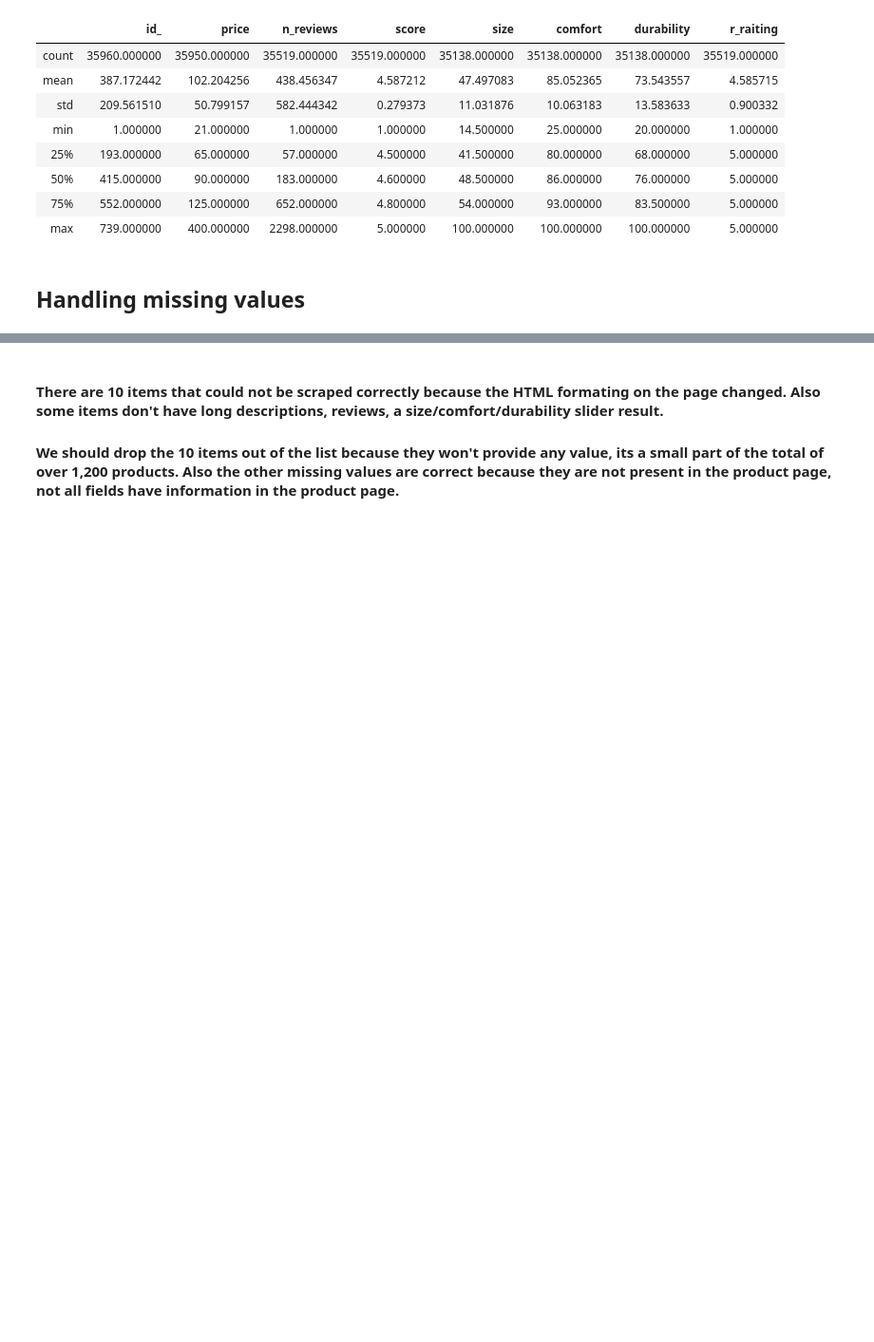
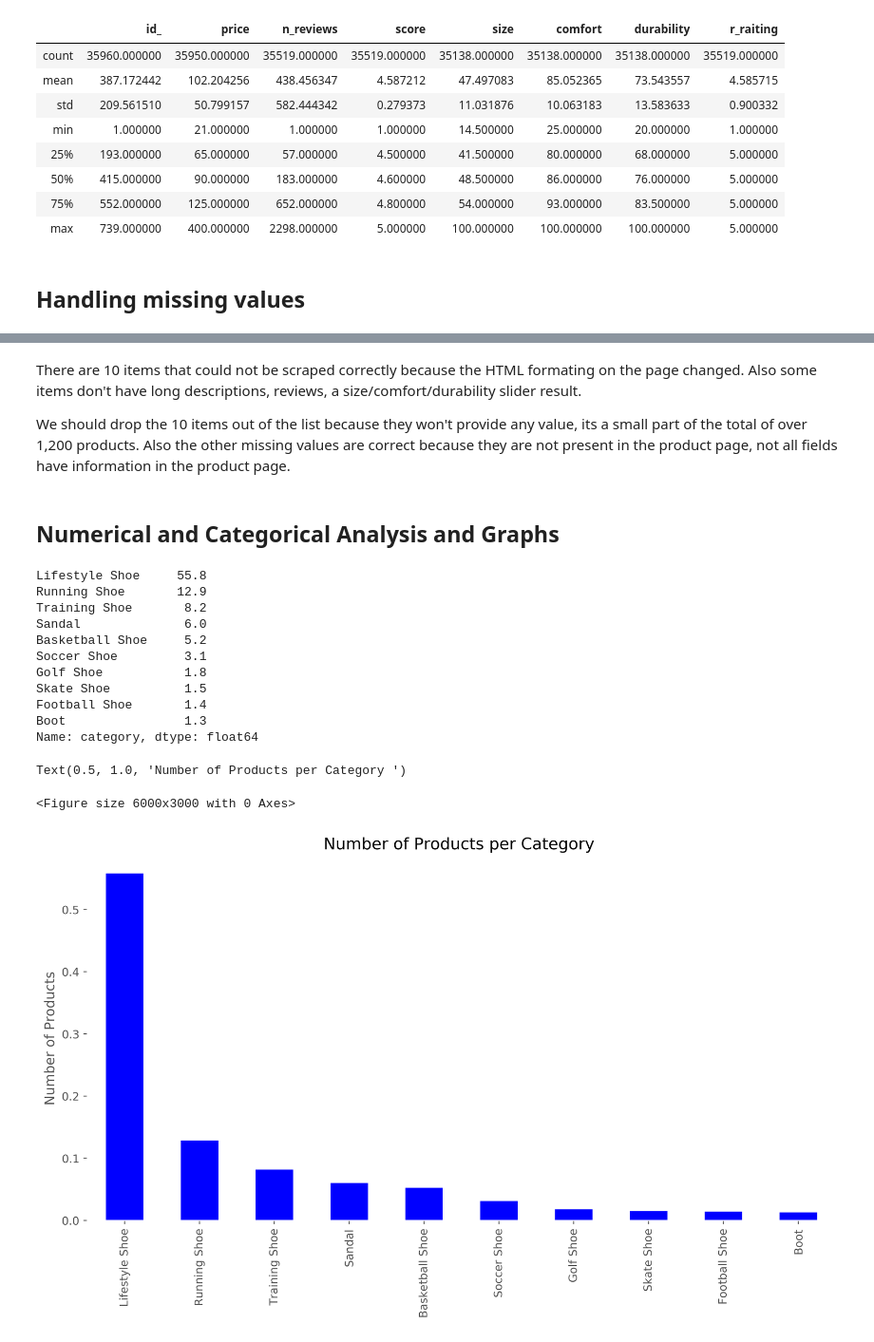
Before and after one commit to DanEllen/Nike-Shoes-Web-Scrape-and-Analysis, a Jupyter notebook: Data Analysis.ipynb, the cells around one changed output, grey strips where cells are left out. Shown: that part at 95% size. Saved outputs shown, nothing was run; the diff lists cells and outputs as text; code cells hidden in the pictures; blank space fills up the shorter version.

Commit message:
Updated EDA
Cleaned categories on the data and created some new graphs

```diff
--- a/Data Analysis.ipynb
+++ b/Data Analysis.ipynb
@@ -102,6 +179,34 @@ r_date               431
 dtype: int64
 # %% [markdown]
-#### There are 10 items that could not be scraped correctly because the HTML formating on the page changed. Also some items don't have long descriptions, reviews, a size/comfort/durability slider result.
-#### We should drop the 10 items out of the list because they won't provide any value, its a small part of the total of over 1,200 products. Also the other missing values are correct because they are not present in the product page, not all fields have information in the product page.
+There are 10 items that could not be scraped correctly because the HTML formating on the page changed. Also some items don't have long descriptions, reviews, a size/comfort/durability slider result.
+
+We should drop the 10 items out of the list because they won't provide any value, its a small part of the total of over 1,200 products. Also the other missing values are correct because they are not present in the product page, not all fields have information in the product page.
 # %%
 df = df[df['title'].notna()]
+# %% [markdown]
+## Numerical and Categorical Analysis and Graphs
+# %%
+# 1. Bar graph of number of products per category for Men
+plt.figure(figsize=(12,6), dpi=500)
+
+a = df[df['gender']=='men'].category.value_counts(normalize=True).head(10)
+print(round((a*100),1))
+plt.figure(figsize=(12,6), dpi=500)
+a.plot.bar(color='b').set_facecolor('xkcd:white')
+plt.ylabel('Number of Products')
+plt.title('Number of Products per Category ')
+# %% [output]
+Lifestyle Shoe     55.8
+Running Shoe       12.9
+Training Shoe       8.2
+Sandal              6.0
+Basketball Shoe     5.2
+Soccer Shoe         3.1
+Golf Shoe           1.8
+Skate Shoe          1.5
+Football Shoe       1.4
+Boot                1.3
+Name: category, dtype: float64
+Text(0.5, 1.0, 'Number of Products per Category ')
+<Figure size 6000x3000 with 0 Axes>
+[figure, added]
```
Also changed, not shown: parts of 10 cells of this notebook, 1 other file.
